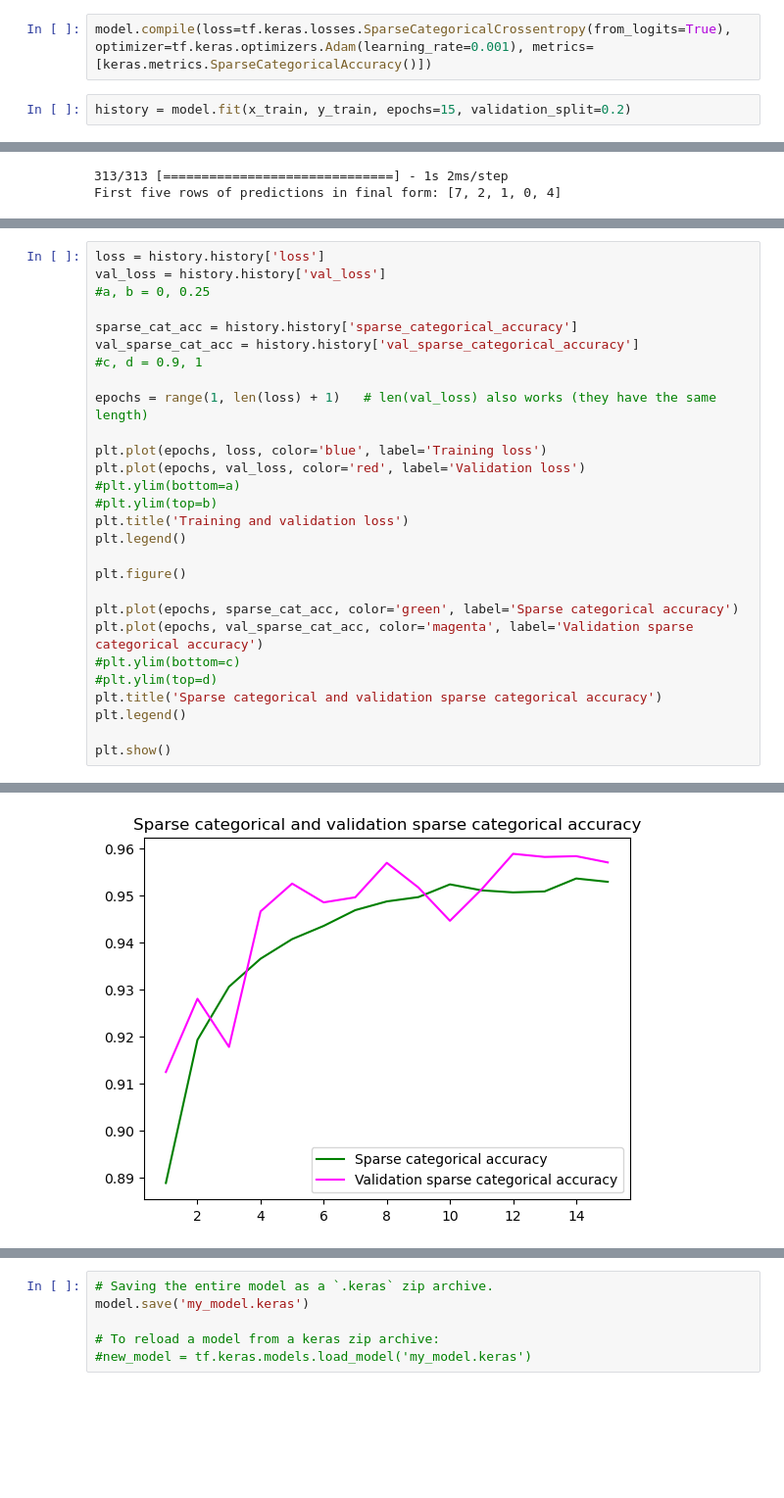
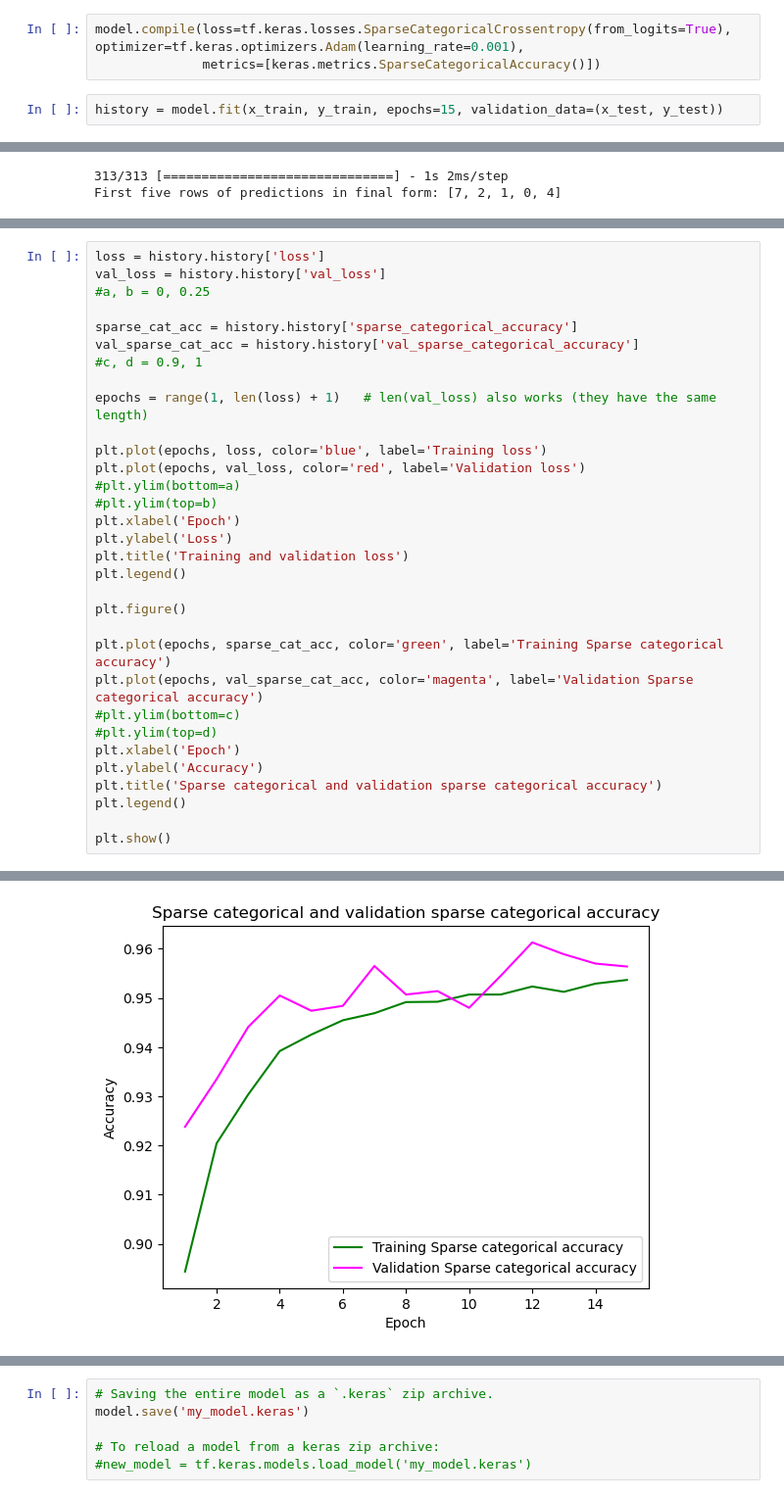
Before and after one commit to Daniel-Naumoski/Handwritten_digit_recognition_TF, a Jupyter notebook: digit_recognition_neural_network.ipynb, the cells around one changed output, grey strips where cells are left out. Shown at 98% size. Saved outputs shown, nothing was run; the diff lists cells and outputs as text; blank space fills up the shorter version.

```diff
--- a/digit_recognition_neural_network.ipynb
+++ b/digit_recognition_neural_network.ipynb
@@ -146,8 +136,9 @@ model = Sequential([
     keras.layers.Dense(units=10, activation='linear', name='L_out')
 ])
 # %%
-model.compile(loss=tf.keras.losses.SparseCategoricalCrossentropy(from_logits=True), optimizer=tf.keras.optimizers.Adam(learning_rate=0.001), metrics=[keras.metrics.SparseCategoricalAccuracy()])
+model.compile(loss=tf.keras.losses.SparseCategoricalCrossentropy(from_logits=True), optimizer=tf.keras.optimizers.Adam(learning_rate=0.001),
+              metrics=[keras.metrics.SparseCategoricalAccuracy()])
 # %%
-history = model.fit(x_train, y_train, epochs=15, validation_split=0.2)
+history = model.fit(x_train, y_train, epochs=15, validation_data=(x_test, y_test))
 # %% [output]
 Epoch 1/15
@@ -276,15 +267,19 @@ plt.plot(epochs, loss, color='blue', label='Training loss')
 plt.plot(epochs, val_loss, color='red', label='Validation loss')
 #plt.ylim(bottom=a)
 #plt.ylim(top=b)
+plt.xlabel('Epoch')
+plt.ylabel('Loss')
 plt.title('Training and validation loss')
 plt.legend()
 
 plt.figure()
 
-plt.plot(epochs, sparse_cat_acc, color='green', label='Sparse categorical accuracy')
-plt.plot(epochs, val_sparse_cat_acc, color='magenta', label='Validation sparse categorical accuracy')
+plt.plot(epochs, sparse_cat_acc, color='green', label='Training Sparse categorical accuracy')
+plt.plot(epochs, val_sparse_cat_acc, color='magenta', label='Validation Sparse categorical accuracy')
 #plt.ylim(bottom=c)
 #plt.ylim(top=d)
+plt.xlabel('Epoch')
+plt.ylabel('Accuracy')
 plt.title('Sparse categorical and validation sparse categorical accuracy')
 plt.legend()
 
@@ -294 +289 @@ plt.show()
-[figure, old version]
+[figure, new version]
```
Also changed, not shown: parts of 13 cells of this notebook, 1 other file.
